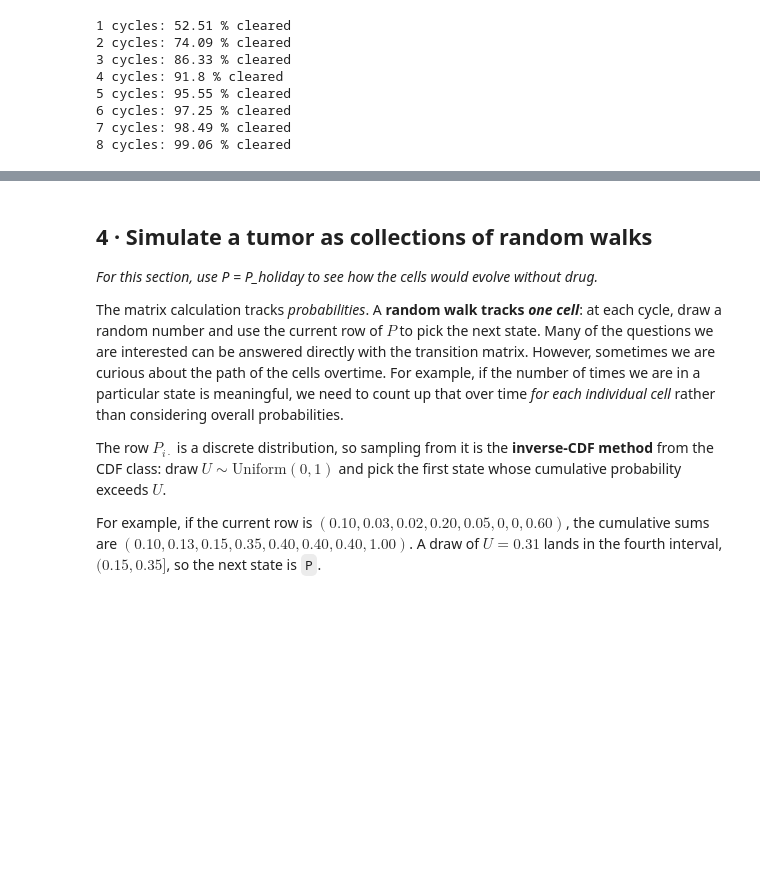
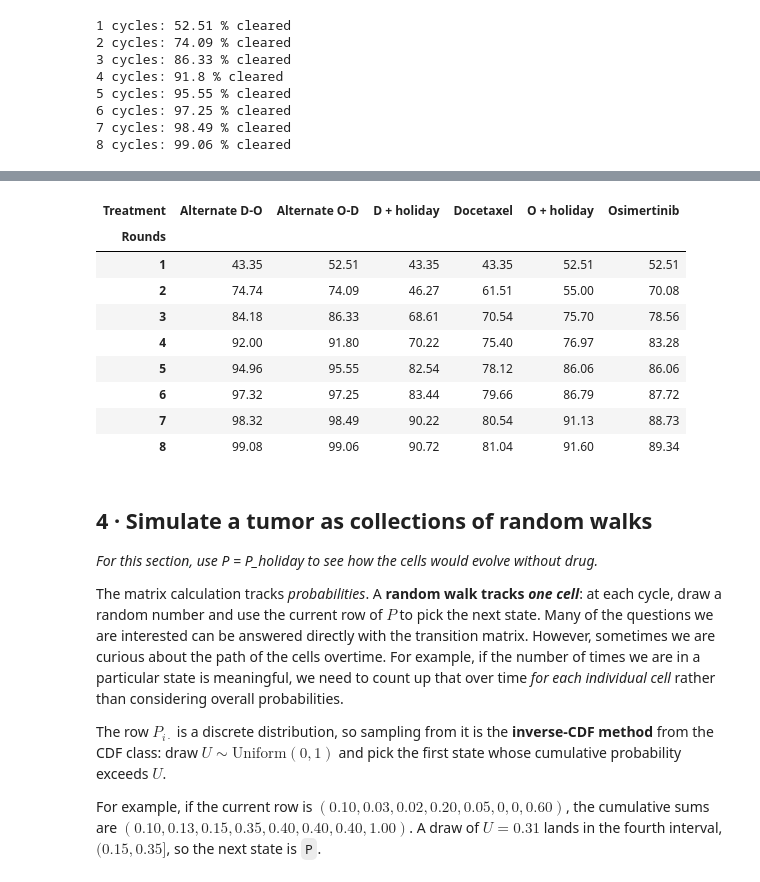
Before and after one commit to arvapallidivya/uu_markov, a Jupyter notebook: lab_2/Lab09_markov_chain_cells.ipynb, the cells around one changed output, grey strips where cells are left out. Drawn from its saved outputs; the diff is of its cells as text; code cells hidden in the pictures; blank space fills up the shorter version.

```diff
--- a/lab_2/Lab09_markov_chain_cells.ipynb
+++ b/lab_2/Lab09_markov_chain_cells.ipynb
@@ -574,0 +594,89 @@ It does not seem that it matters. The differnce in starting with osmiertinib or
+# %%
+# 1. Choose the starting cell states
+starts = {
+    "S-G1": basis("S-G1", P_hat),
+    "S-G2M": basis("S-G2M", P_hat),
+    "P": basis("P", P_hat),
+    "NCP": basis("NCP", P_hat),
+    "CP": basis("CP", P_hat),
+    "MDR": basis("MDR", P_hat),
+    "Mixed": pi_mix
+}
+
+# 2. Choose the treatment schedules (8 cycles each)
+plans = {
+    "Osimertinib": [P_osi] * 8,
+    "Docetaxel": [P_doc] * 8,
+    "Alternate O-D": [P_osi, P_doc] * 4,
+    "Alternate D-O": [P_doc, P_osi] * 4,
+    "O + holiday": [P_osi, P_holiday] * 4,
+    "D + holiday": [P_doc, P_holiday] * 4
+}
+
+# 3. Test each starting state with each treatment
+results = []
+
+for state, start in starts.items():
+    for plan, drugs in plans.items():
+
+        current = start.copy()
+        rounds_needed = None
+
+        for cycle, drug in enumerate(drugs, start=1):
+            current = current @ drug
+
+            # Find the first cycle with at least 95% cleared
+            if rounds_needed is None and current[-1] >= 0.95:
+                rounds_needed = cycle
+
+        # Save the results after 8 cycles
+        results.append({
+            "Starting State": state,
+            "Treatment": plan,
+            "Cleared After 8 (%)": round(current[-1] * 100, 2),
+            "Rounds to 95%": rounds_needed
+        })
+
+# 4. Display all the results
+results_df = pd.DataFrame(results)
+display(results_df)
+
+
+# Your code here
+
+results = []
+
+# Test each starting tumor
+for state, start in starts.items():
+
+    # Test each treatment schedule
+    for plan, drugs in plans.items():
+
+        current = start.copy()
+
+        # Go through all 8 treatment cycles
+        for cycle, drug in enumerate(drugs, start=1):
+
+            current = current @ drug
+            cleared = current[-1] * 100
+
+            results.append({
+                "Starting State": state,
+                "Treatment": plan,
+                "Rounds": cycle,
+                "Cleared (%)": round(cleared, 2)
+            })
+
+results_df = pd.DataFrame(results)
+
+# Compare the schedules for the mixed tumor
+mixed_results = results_df[
+    results_df["Starting State"] == "Mixed"
+]
+
+display(mixed_results.pivot(
+    index="Rounds",
+    columns="Treatment",
+    values="Cleared (%)"
+))
+# %% [output]
@@ -575,3 +700,13 @@ It does not seem that it matters. The differnce in starting with osmiertinib or
+| Treatment | Alternate D-O | Alternate O-D | D + holiday | Docetaxel | O + holiday | Osimertinib |
+| Rounds |  |  |  |  |  |  |
+| 1 | 43.35 | 52.51 | 43.35 | 43.35 | 52.51 | 52.51 |
+| 2 | 74.74 | 74.09 | 46.27 | 61.51 | 55.00 | 70.08 |
+| 3 | 84.18 | 86.33 | 68.61 | 70.54 | 75.70 | 78.56 |
+| 4 | 92.00 | 91.80 | 70.22 | 75.40 | 76.97 | 83.28 |
+| 5 | 94.96 | 95.55 | 82.54 | 78.12 | 86.06 | 86.06 |
+| 6 | 97.32 | 97.25 | 83.44 | 79.66 | 86.79 | 87.72 |
+| 7 | 98.32 | 98.49 | 90.22 | 80.54 | 91.13 | 88.73 |
+| 8 | 99.08 | 99.06 | 90.72 | 81.04 | 91.60 | 89.34 |
 # %% [markdown]
 ## 4 · Simulate a tumor as collections of random walks
 
```
Also changed, not shown: parts of 16 cells of this notebook, 1 other file.
